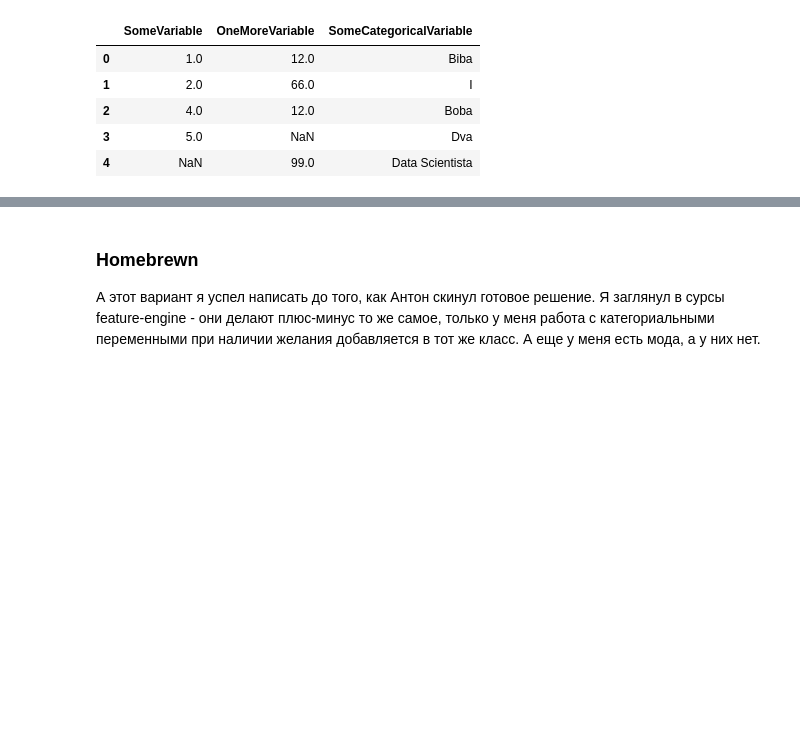
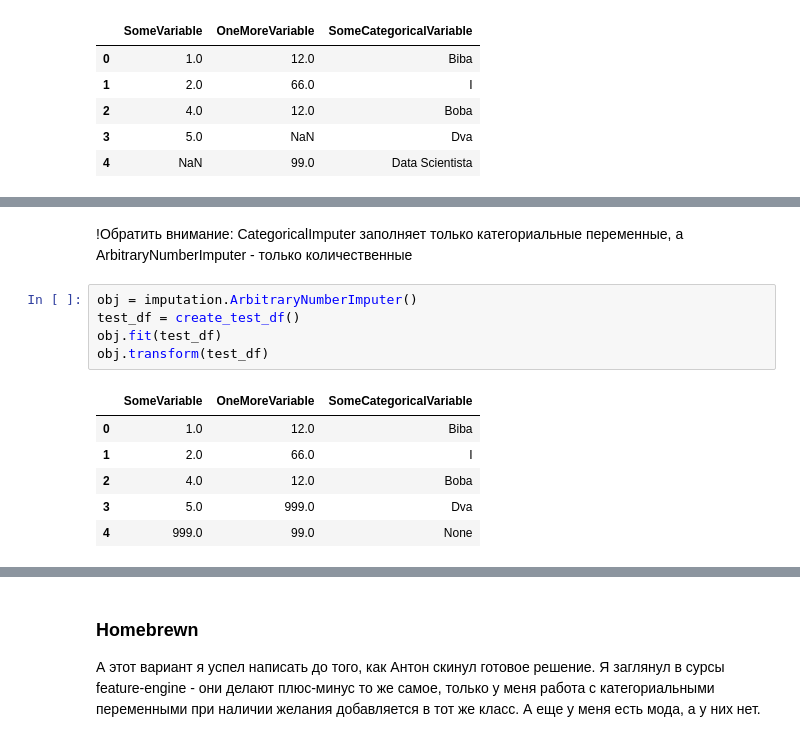
Before and after one commit to uasek/credit_scoring_project, a Jupyter notebook: scoring_model/missing_values.ipynb, the cells around one changed output, grey strips where cells are left out. Saved outputs shown, nothing was run; the diff lists cells and outputs as text; blank space fills up the shorter version.

```diff
--- a/scoring_model/missing_values.ipynb
+++ b/scoring_model/missing_values.ipynb
@@ -71,0 +79,14 @@ obj.transform(test_df)
+# %% [markdown]
+!Обратить внимание: CategoricalImputer заполняет только категориальные переменные, а ArbitraryNumberImputer - только количественные
+# %%
+obj = imputation.ArbitraryNumberImputer()
+test_df = create_test_df()
+obj.fit(test_df)
+obj.transform(test_df)
+# %% [output]
+|  | SomeVariable | OneMoreVariable | SomeCategoricalVariable |
+| 0 | 1.0 | 12.0 | Biba |
+| 1 | 2.0 | 66.0 | I |
+| 2 | 4.0 | 12.0 | Boba |
+| 3 | 5.0 | 999.0 | Dva |
+| 4 | 999.0 | 99.0 | None |
```
Also changed, not shown: parts of 23 cells of this notebook, 1 other file.
